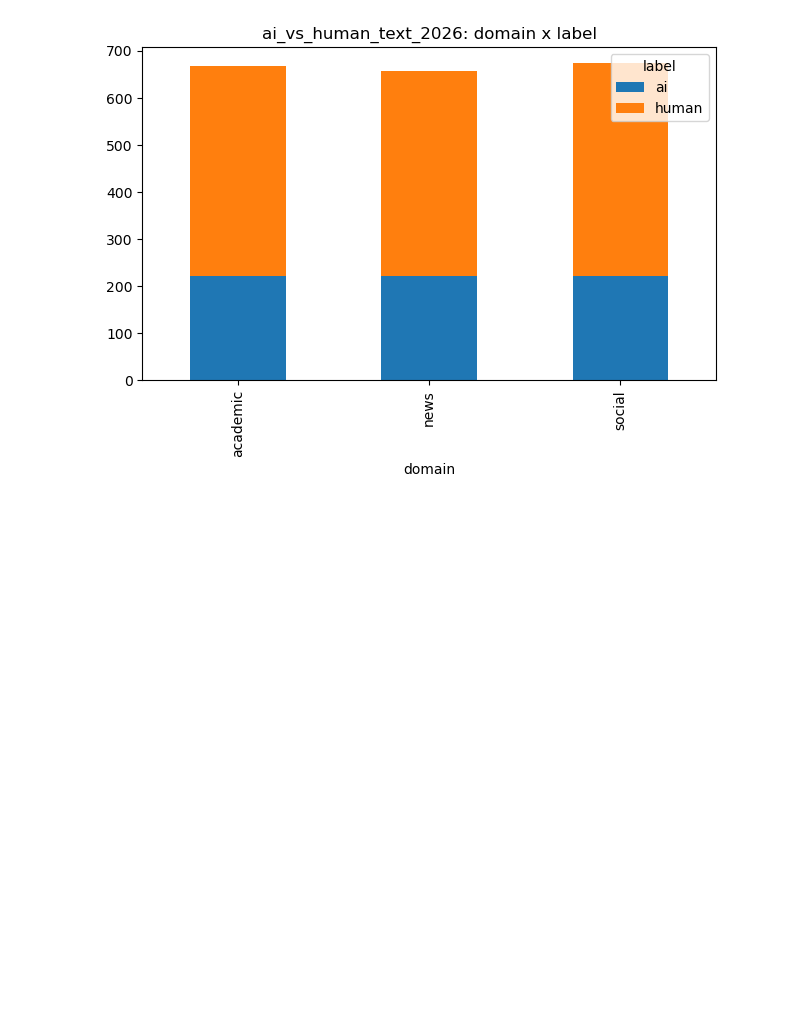
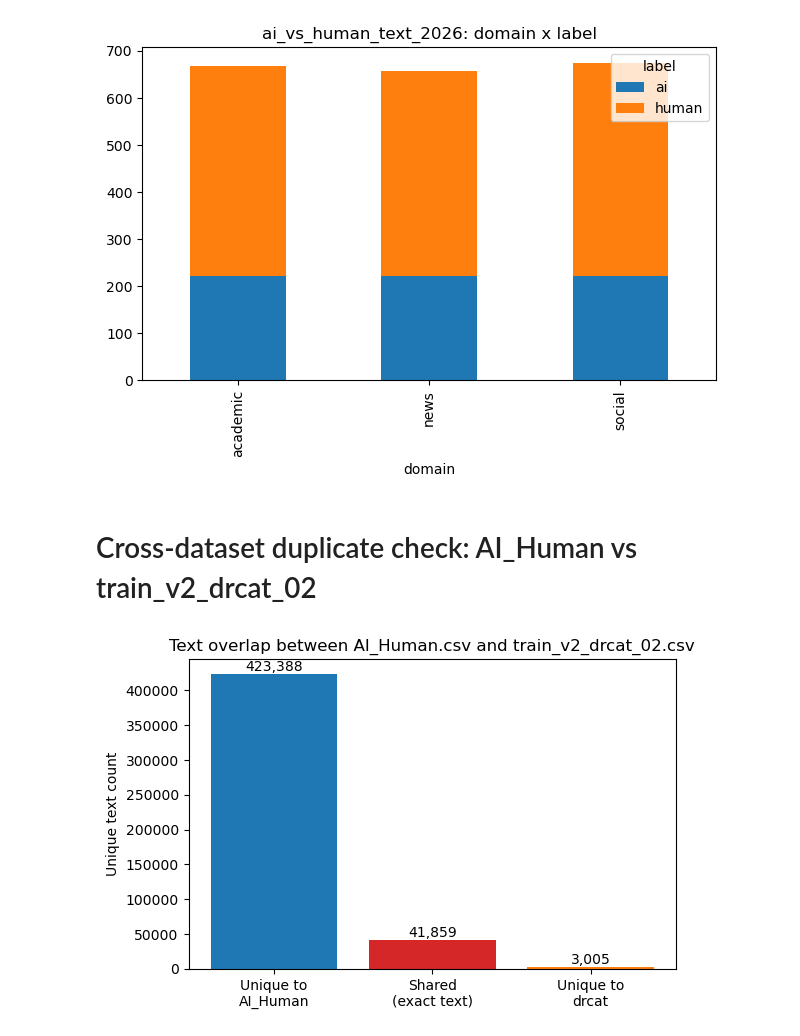
Before and after one commit to 105956658/COS30049-Group2-AI_Governance, a Jupyter notebook: eda.ipynb, the cells around one changed output. Saved outputs shown, nothing was run; the diff lists cells and outputs as text; code cells hidden in the pictures; blank space fills up the shorter version.

Commit message:
Added bar chart to compare ai human and drcat dataset as they have duplicate texts.

```diff
--- a/eda.ipynb
+++ b/eda.ipynb
@@ -206,3 +206,24 @@ plt.tight_layout()
 plt.show()
 # %% [output]
 [figure]
+# %% [markdown]
+# Cross-dataset duplicate check: AI_Human vs train_v2_drcat_02
+# %%
+ai_human_set = set(df_ai_human['text'].str.strip())
+drcat_set    = set(df_drcat['text'].str.strip())
+
+only_ai_human = len(ai_human_set - drcat_set)
+only_drcat    = len(drcat_set - ai_human_set)
+shared        = len(ai_human_set & drcat_set)
+
+fig, ax = plt.subplots(figsize=(6, 4))
+bars = ax.bar(['Unique to\nAI_Human', 'Shared\n(exact text)', 'Unique to\ndrcat'],
+              [only_ai_human, shared, only_drcat],
+              color=['tab:blue', 'tab:red', 'tab:orange'])
+ax.bar_label(bars, fmt='{:,.0f}')
+ax.set_ylabel('Unique text count')
+ax.set_title('Text overlap between AI_Human.csv and train_v2_drcat_02.csv')
+plt.tight_layout()
+plt.show()
+# %% [output]
+[figure, added]
```
